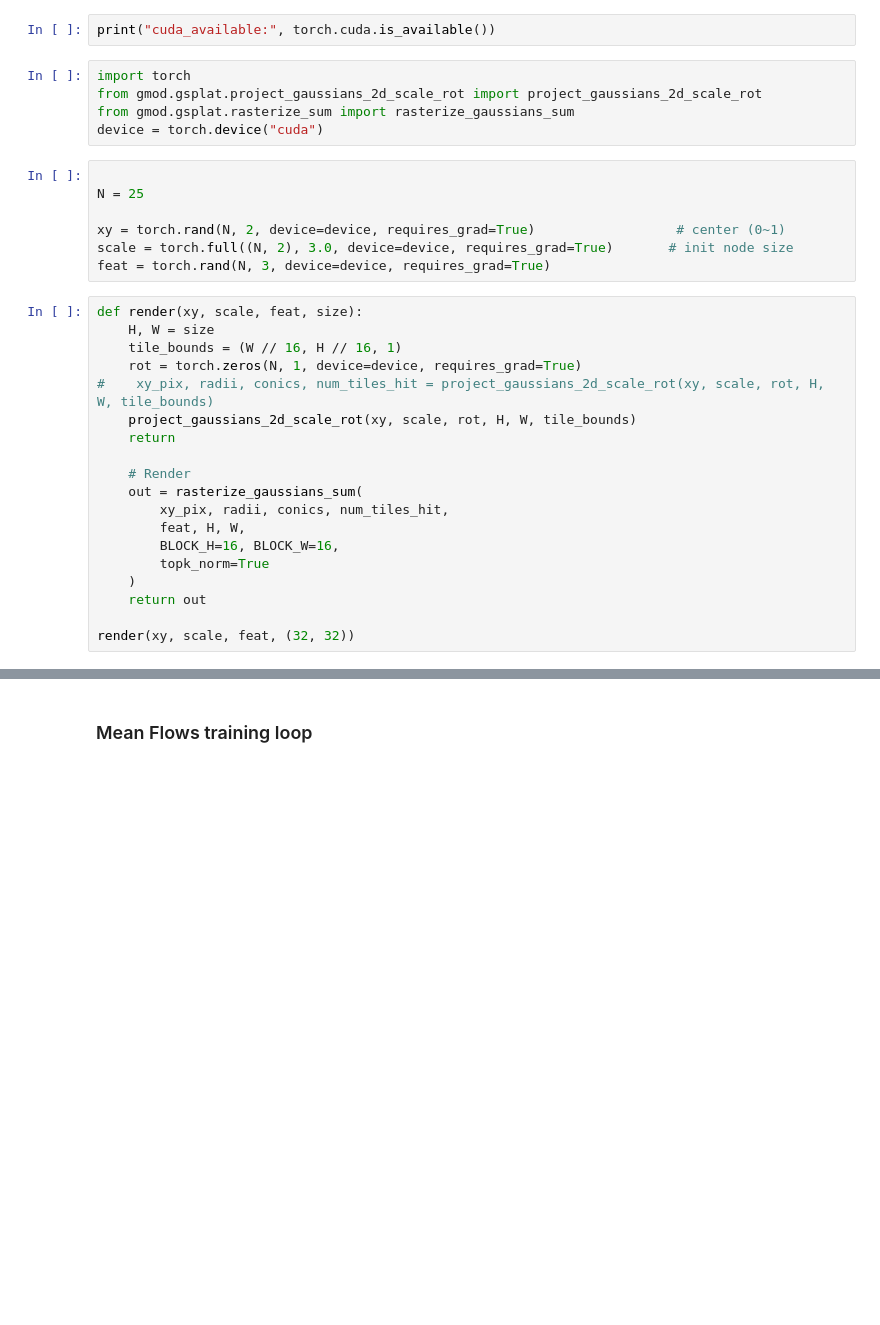
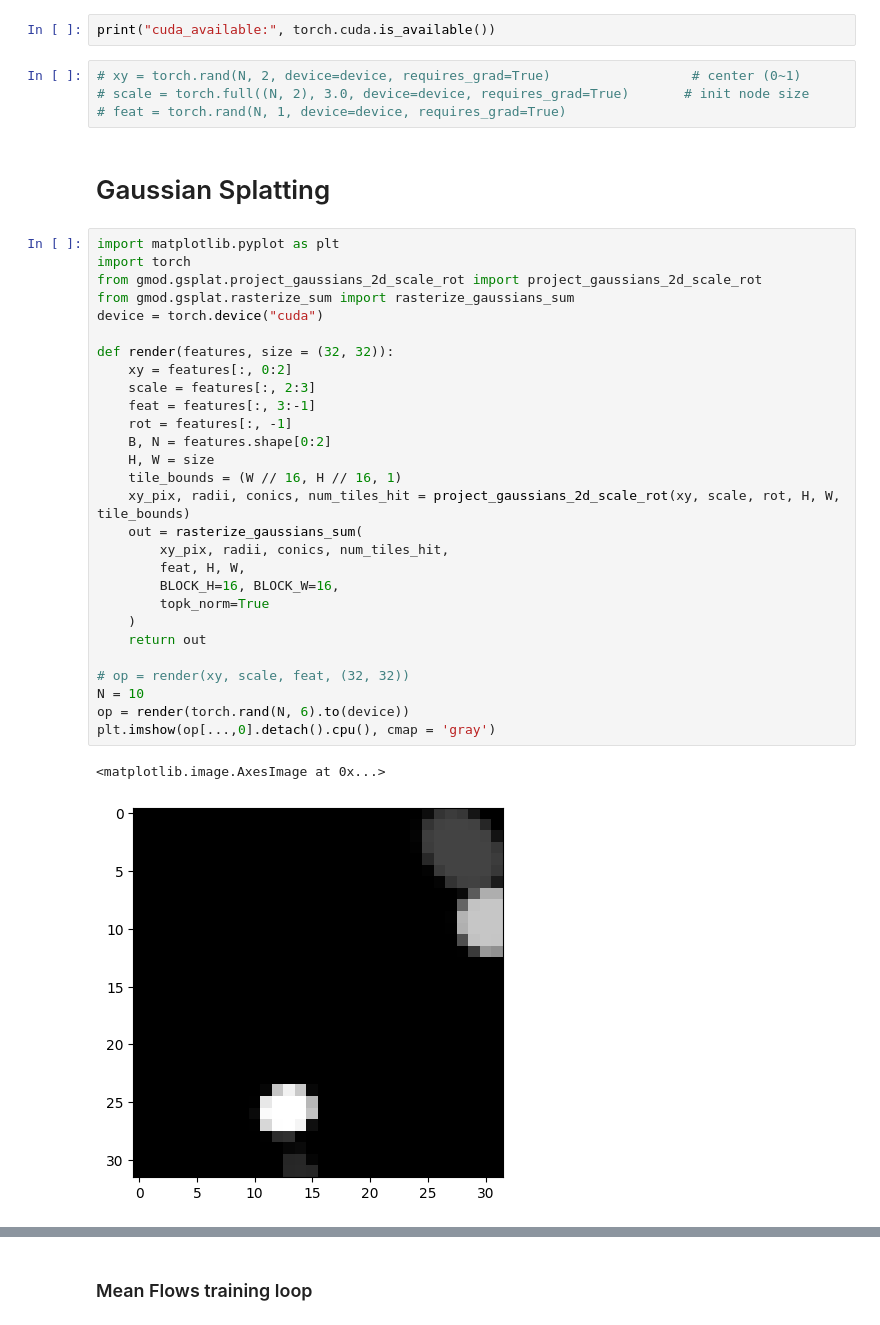
Before and after one commit to abastola0/flow-splat, a Jupyter notebook: meanflow.ipynb, the cells around one changed output, grey strips where cells are left out. Drawn from its saved outputs; the diff is of its cells as text; blank space fills up the shorter version.

Commit message:
gaussian splatting rendering working

```diff
--- a/meanflow.ipynb
+++ b/meanflow.ipynb
@@ -464,35 +464,41 @@ class MeanFlowLoss:
         return loss.mean()
 # %%
 print("cuda_available:", torch.cuda.is_available())
-# %%
-import torch
-from gmod.gsplat.project_gaussians_2d_scale_rot import project_gaussians_2d_scale_rot
-from gmod.gsplat.rasterize_sum import rasterize_gaussians_sum
-device = torch.device("cuda")
 # %%
-
-N = 25
-
-xy = torch.rand(N, 2, device=device, requires_grad=True)                  # center (0~1)
-scale = torch.full((N, 2), 3.0, device=device, requires_grad=True)       # init node size
-feat = torch.rand(N, 3, device=device, requires_grad=True)
+# xy = torch.rand(N, 2, device=device, requires_grad=True)                  # center (0~1)
+# scale = torch.full((N, 2), 3.0, device=device, requires_grad=True)       # init node size
+# feat = torch.rand(N, 1, device=device, requires_grad=True)
+# %% [markdown]
+# Gaussian Splatting
 # %%
-def render(xy, scale, feat, size):
+import matplotlib.pyplot as plt
+import torch
+from gmod.gsplat.project_gaussians_2d_scale_rot import project_gaussians_2d_scale_rot
+from gmod.gsplat.rasterize_sum import rasterize_gaussians_sum
+device = torch.device("cuda")
+
+def render(features, size = (32, 32)):
+    xy = features[:, 0:2]
+    scale = features[:, 2:3]
+    feat = features[:, 3:-1]
+    rot = features[:, -1]
+    B, N = features.shape[0:2]
     H, W = size
     tile_bounds = (W // 16, H // 16, 1)
-    rot = torch.zeros(N, 1, device=device, requires_grad=True)
-#    xy_pix, radii, conics, num_tiles_hit = project_gaussians_2d_scale_rot(xy, scale, rot, H, W, tile_bounds)
-    project_gaussians_2d_scale_rot(xy, scale, rot, H, W, tile_bounds)
-    return
-
-    # Render
+    xy_pix, radii, conics, num_tiles_hit = project_gaussians_2d_scale_rot(xy, scale, rot, H, W, tile_bounds)
     out = rasterize_gaussians_sum(
         xy_pix, radii, conics, num_tiles_hit,
         feat, H, W,
         BLOCK_H=16, BLOCK_W=16,
         topk_norm=True
     )
     return out
 
-render(xy, scale, feat, (32, 32))
+# op = render(xy, scale, feat, (32, 32))
+N = 10
+op = render(torch.rand(N, 6).to(device))
+plt.imshow(op[...,0].detach().cpu(), cmap = 'gray')
+# %% [output]
+<matplotlib.image.AxesImage at 0x...>
+[figure, added]
 # %%
```
Also changed, not shown: parts of 2 cells of this notebook.
